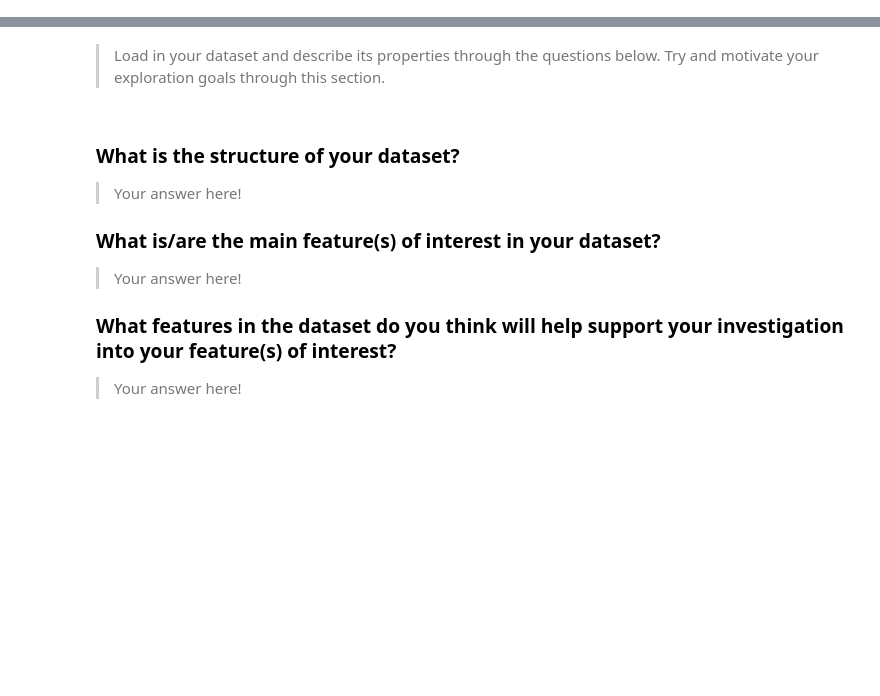
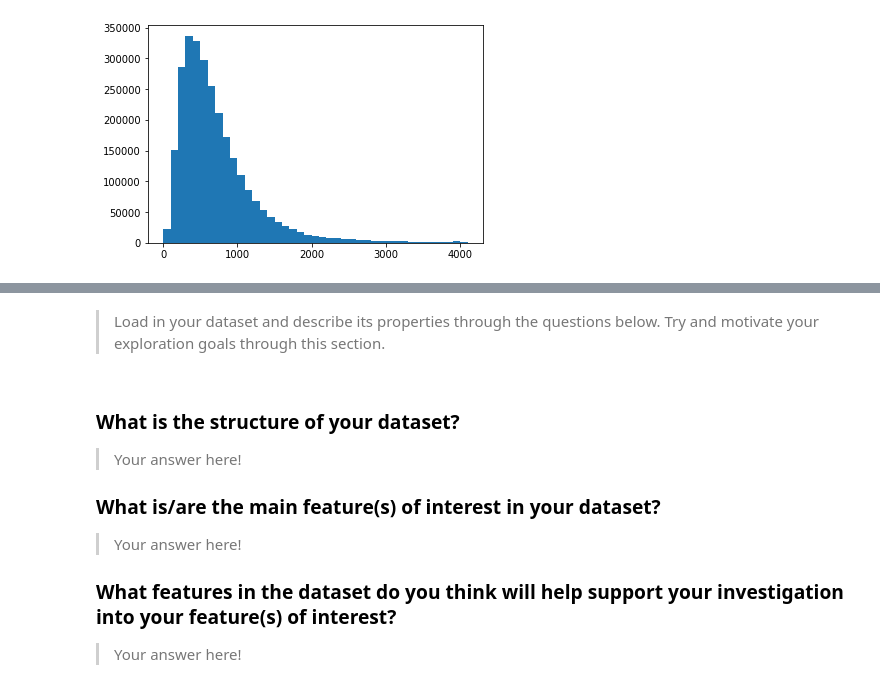
Before and after one commit to miniermatar/udacity_project_7_baywheels, a Jupyter notebook: exploration_template.ipynb, the cells around one changed output, grey strips where cells are left out. Saved outputs shown, nothing was run; the diff lists cells and outputs as text; code cells hidden in the pictures; blank space fills up the shorter version.

Commit message:
feat: New plots added

```diff
--- a/exploration_template.ipynb
+++ b/exploration_template.ipynb
@@ -81,0 +159,5 @@ filenames
+# %%
+df_clean=df.copy()
+# %%
+df_clean=df_clean[df_clean['duration_sec']<=4060]
+df_clean.describe()
@@ -81,0 +174,4 @@ filenames
+# %%
+df_clean.start_time=pd.to_datetime(df_clean.start_time)
+df_clean.end_time=pd.to_datetime(df_clean.end_time)
+df_clean.info()
@@ -81,0 +198,3 @@ filenames
+# %%
+df_clean['period']=df_clean['start_time'].dt.month_name()+'-'+(pd.DatetimeIndex(df_clean['start_time']).year).astype(str)
+df_clean.head()
@@ -81,0 +208,6 @@ filenames
+# %%
+bin_edges = np.arange(0, df_clean['duration_sec'].max()+100, 100)
+plt.hist(df_clean['duration_sec'], bins = bin_edges);
+#plt.xlim(0,2000) #Adjusting the bins to 6000 sec (100 min)
+# %% [output]
+[figure, added]
```
Also changed, not shown: parts of 43 cells of this notebook.
